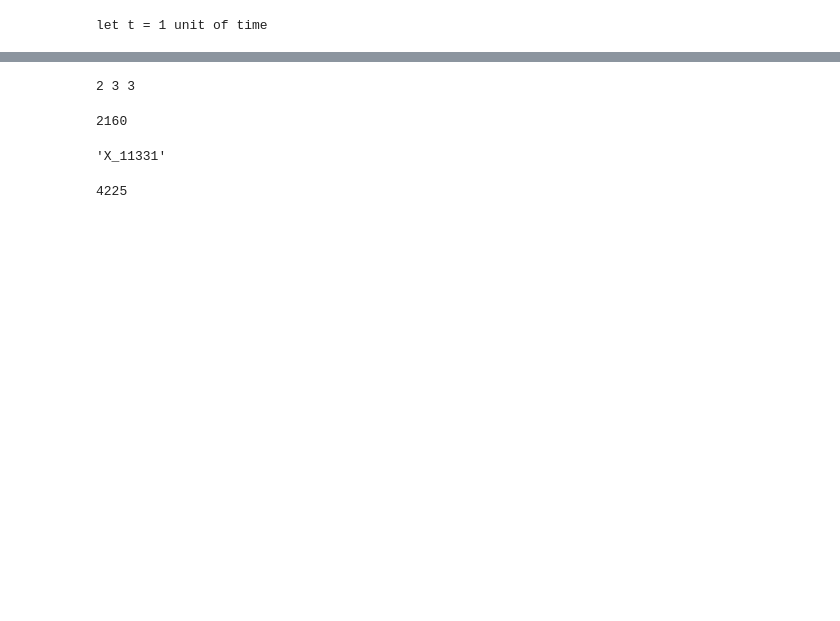
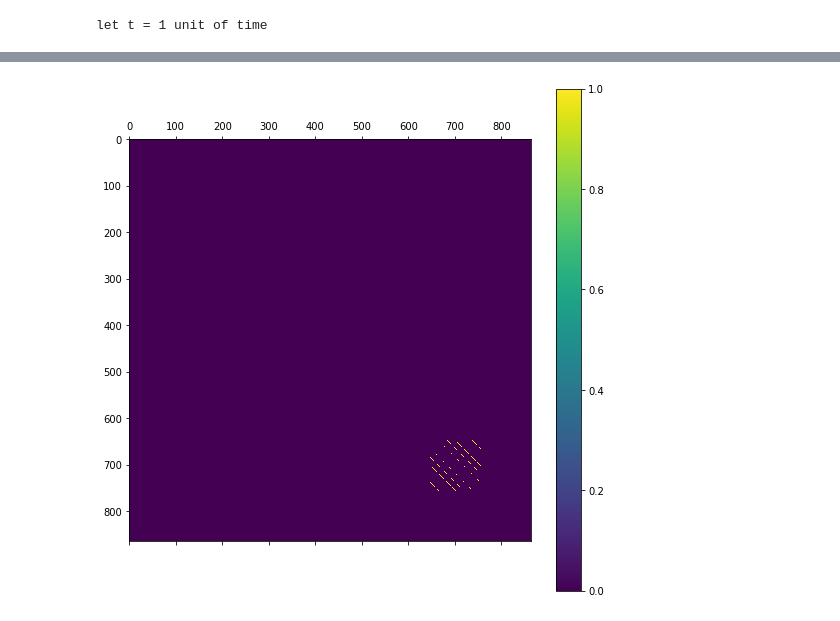
Before and after one commit to djzts/UoH_code, a Jupyter notebook: Wenlu/Final_algorithm.ipynb, the cells around one changed output, grey strips where cells are left out. Drawn from its saved outputs; the diff is of its cells as text; code cells hidden in the pictures; blank space fills up the shorter version.

```diff
--- a/Wenlu/Final_algorithm.ipynb
+++ b/Wenlu/Final_algorithm.ipynb
@@ -146,49 +191,19 @@ show_graph(QUBO_3)
-# %%
-position_dictionary = {}
-print(I,J,N)
-# %% [output]
-2 3 3
 # %%
-# set-up a dictionary
+#C4
+P4 = np.ones((N,T_max))
+QUBO_4 = np.zeros_like(QUBO_init)
+for m in range(N):
+    for t in range(T_max):
+        index_matched = []
+        for i in range(I):
+            for j in range(J):
+                index_matched.append(position_dictionary['y_%d%d%d%d'%(i,j,m,t)])
+        #print(index_matched)
+        y_matched = np.zeros(Total)
+        y_matched[np.array(index_matched)] = 1
+        #print(np.sum(y_matched))
+        QUBO_4 += P4[m,t]*(np.outer(y_matched,y_matched)-np.diag(y_matched))
 
-# x input
-for i in range(I):
-    for j in range(J):
-        for m in range(N):
-            for n in range(N):
-                for t in range(T_max):
-
-                    multiplier = np.array([i,j,m,n,t])
-                    unit = np.array([J*T_max*N**2,T_max*N**2,T_max*N,T_max,1])
-                    #print(np.dot(multiplier,unit))
-                    position_dictionary["X_%d%d%d%d%d"%(i,j,m,n,t)] = np.dot(multiplier,unit)
-
-Var_X_num = len(position_dictionary)
-# y input
-for i in range(I):
-    for j in range(J):
-        for m in range(N):
-            for t in range(T_max):
-                multiplier = np.array([i,j,m,t])
-                unit = np.array([J*T_max*N,,T_max*N,T_max,1])
-                #print(np.dot(multiplier,unit))
-                position_dictionary["X_%d%d%d%d%d"%(i,j,m,n,t)] = np.dot(multiplier,unit) + Var_X_num
-
-#
+show_graph(QUBO_4)
+# %% [output]
+[figure, added]
-# %%
-len(position_dictionary)
-# %% [output]
-2160
-# %%
-m = N
-n = N
-t = 1
-"X_%d%d%d%d%d"%(i,j,m,n,t)
-# %% [output]
-'X_11331'
-# %%
-multiplier = np.array([i,j,m,n,t])
-unit = np.array([J*T_max*N**2,T_max*N**2,T_max*N,T_max,1])
-np.dot(multiplier,unit)
-# %% [output]
-4225
```
Also changed, not shown: parts of 32 cells of this notebook, 3 other files.
